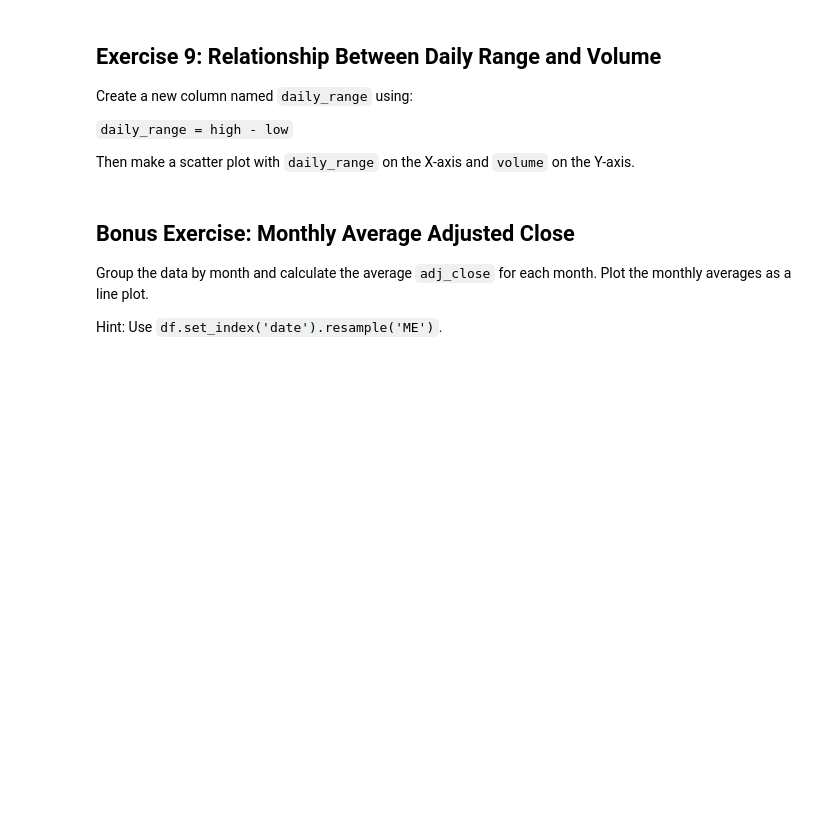
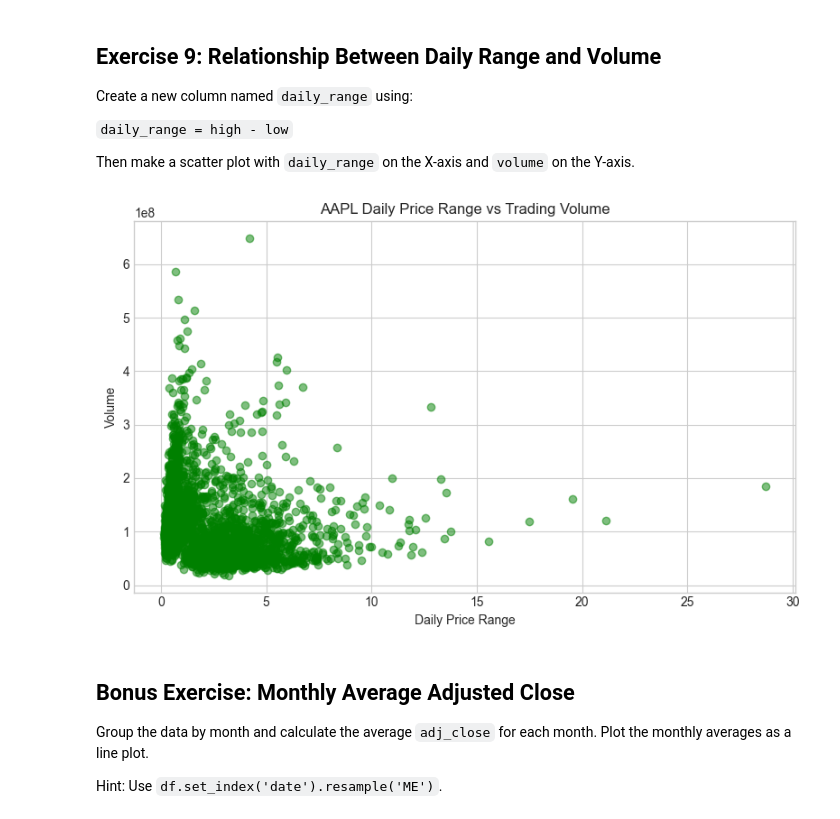
Before and after one commit to vaibhavmalve/SOC-Stock-Trading-With-LSTM-And-RL, a Jupyter notebook: Week1/Matplotlib_and_pandas.ipynb, the cells around one changed output. Saved outputs shown, nothing was run; the diff lists cells and outputs as text; code cells hidden in the pictures; blank space fills up the shorter version.

```diff
--- a/Week1/Matplotlib_and_pandas.ipynb
+++ b/Week1/Matplotlib_and_pandas.ipynb
@@ -276,16 +281,18 @@ Then make a scatter plot with `daily_range` on the X-axis and `volume` on the Y-
 # %%
 # <START>
 # Calculate daily range
-
+df['daily_range']=df['high']-df['low']
 # Create scatter plot
-# plt.figure(figsize=(8, 5))
-# plt.scatter(df['daily_range'], df['volume'], alpha=0.5, color='green')
-# plt.title('AAPL Daily Price Range vs Trading Volume')
-# plt.xlabel('Daily Price Range')
-# plt.ylabel('Volume')
-# plt.tight_layout()
-# plt.show()
+plt.figure(figsize=(8, 5))
+plt.scatter(df['daily_range'], df['volume'], alpha=0.5, color='green')
+plt.title('AAPL Daily Price Range vs Trading Volume')
+plt.xlabel('Daily Price Range')
+plt.ylabel('Volume')
+plt.tight_layout()
+plt.show()
 # <END>
+# %% [output]
+[figure, added]
 # %% [markdown]
 ## Bonus Exercise: Monthly Average Adjusted Close
 
```
Also changed, not shown: parts of 3 cells of this notebook.
